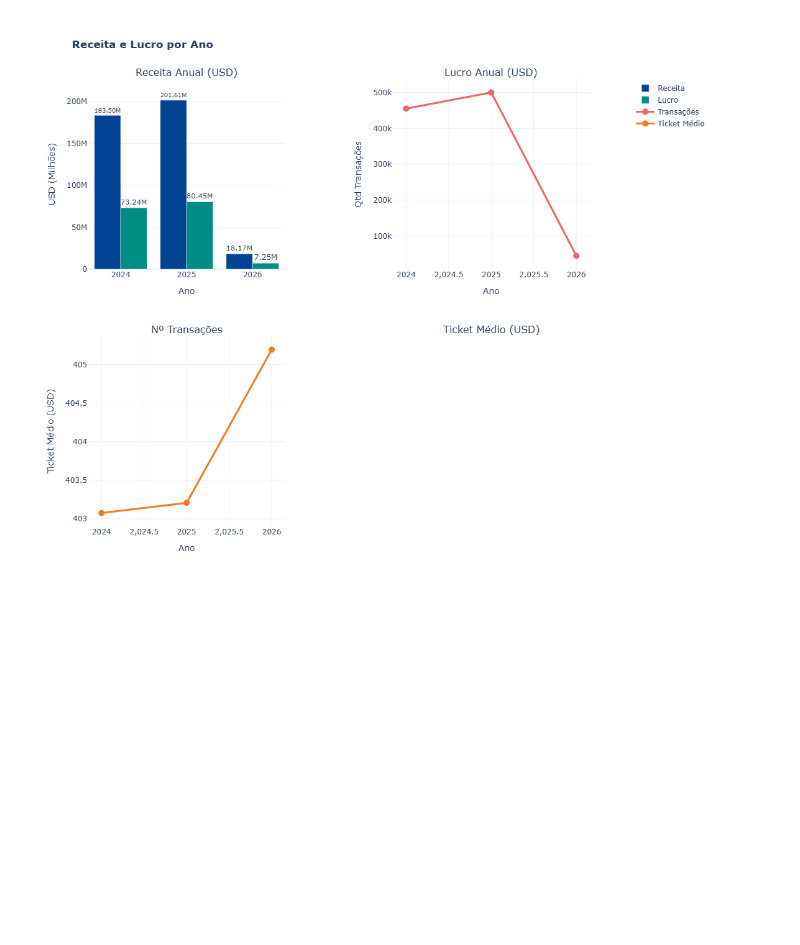
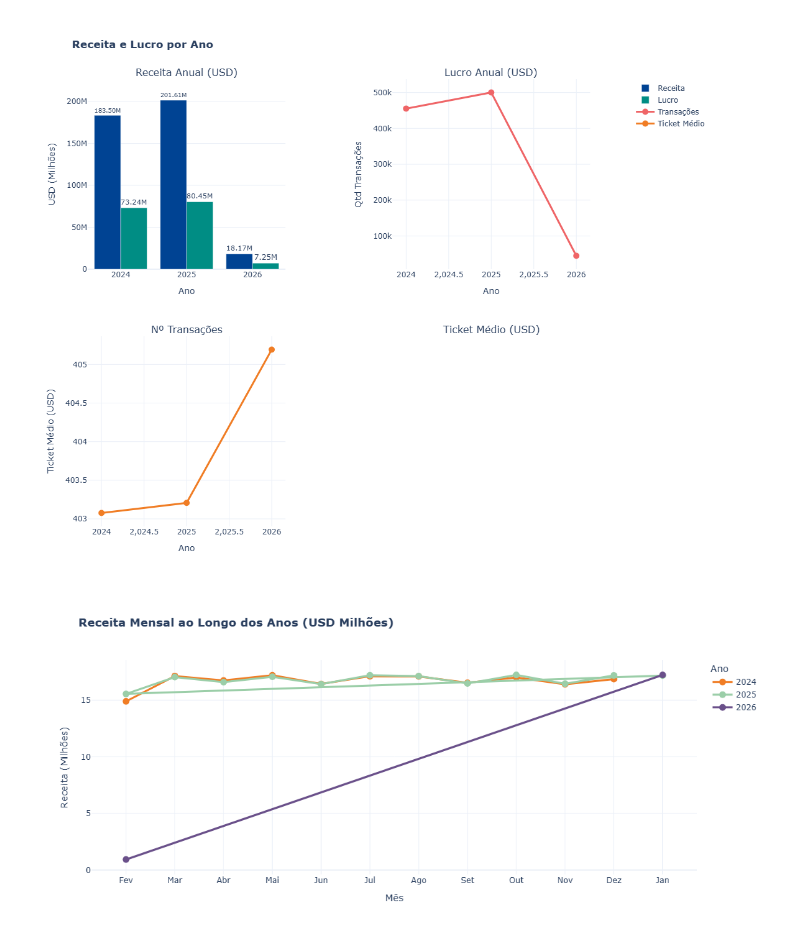
Before and after one commit to victorxavier01/EDA, a Jupyter notebook: E_commerce_3/eda_ecommerce_3.ipynb, the cells around one changed output. Cells and saved outputs as stored; diff of their text form; code cells hidden in the pictures; blank space fills up the shorter version.

Commit message:
add grafico de sazonalidade

```diff
--- a/E_commerce_3/eda_ecommerce_3.ipynb
+++ b/E_commerce_3/eda_ecommerce_3.ipynb
@@ -265,3 +265,55 @@ fig.update_yaxes(title_text='Ticket Médio (USD)', row=2, col=1)
 fig.show()
 # %% [output]
 [figure]
+# %%
+# Sazonalidade
+
+receita_mensal = df.groupby(['order_year', 'order_month']).agg(
+    receita=('total_price_usd', 'sum'),
+    lucro=('profit_usd', 'sum'),
+    transacoes=('order_id', 'count')
+).reset_index()
+
+receita_mensal['month_name'] = receita_mensal['order_month'].apply(
+    lambda m: {1:'Jan', 2:'Fev', 3:'Mar', 4:'Abr', 5:'Mai', 6:'Jun',
+              7:'Jul', 8:'Ago', 9:'Set', 10:'Out', 11:'Nov', 12:'Dez'}[m]
+)
+
+meses_mapeamento = {'Jan':1, 'Fev':2, 'Mar':3, 'Abr':4, 'Mai':5, 'Jun':6,
+              'Jul':7, 'Ago':8, 'Set':9, 'Out':10, 'Nov':11, 'Dez':12}
+receita_mensal['month_order'] = receita_mensal['month_name'].map(meses_mapeamento)
+
+cores_ano = {
+    2021: '#004393',  # Azul
+    2022: '#EF6567',  # Vermelho
+    2023: '#008D84',  # Teal
+    2024: '#F07D25',  # Laranja
+    2025: '#9BCEA8',  # Verde claro
+    2026: '#6A508A'   # Roxo
+}
+
+mes_anos = set(receita_mensal['order_year'])
+fig = go.Figure()
+for idx, ano in enumerate(sorted(mes_anos)):
+    dados_ano = receita_mensal[receita_mensal['order_year'] == ano].sort_values('month_order')
+    fig.add_trace(go.Scatter(
+        x=dados_ano['month_name'],
+        y=dados_ano['receita'] / 1e6,
+        mode='lines+markers',
+        name=str(ano),
+        line=dict(width=3, color=cores_ano.get(ano, '#02AAB0')),  # Usa a cor definida
+        marker=dict(size=10)
+    ))
+
+fig.update_layout(
+    title='<b> Receita Mensal ao Longo dos Anos (USD Milhões)</b>',
+    xaxis_title='Mês',
+    yaxis_title='Receita (Milhões)',
+    template='plotly_white',
+    height=500,
+    legend_title_text='Ano'
+)
+
+fig.show()
+# %% [output]
+[figure, added]
```
